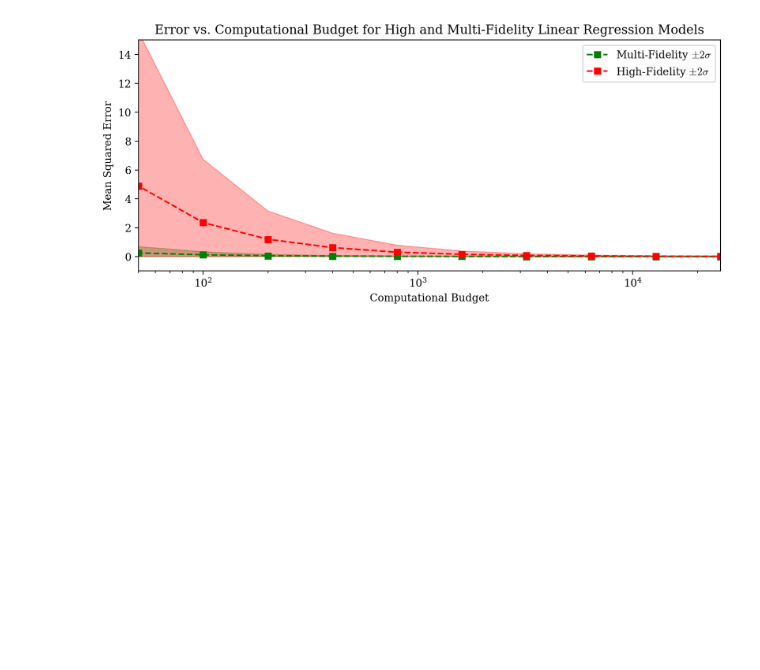
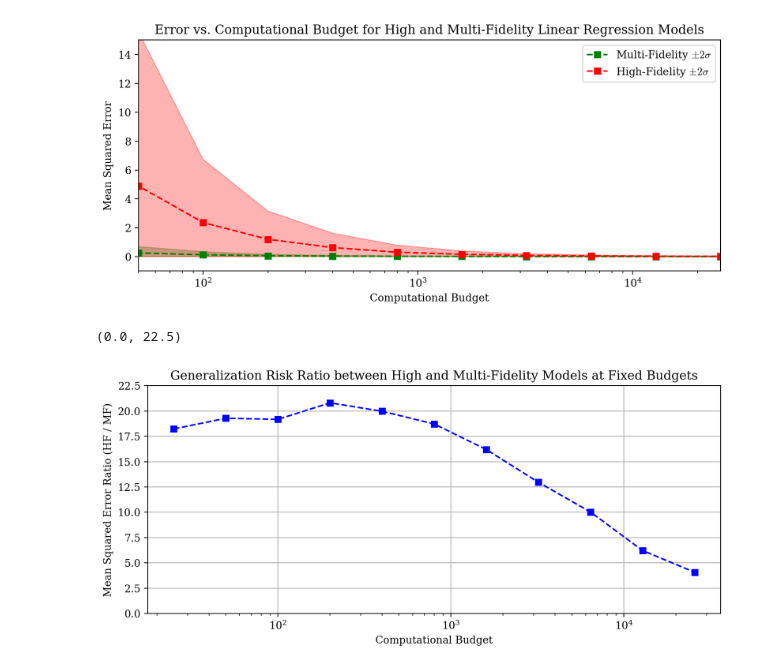
Before and after one commit to atticusdrex/MAGPI, a Jupyter notebook: SamplingOptimization/MFLinReg.ipynb, the cells around one changed output. Cells and saved outputs as stored; diff of their text form; code cells hidden in the pictures; blank space fills up the shorter version.

```diff
--- a/SamplingOptimization/MFLinReg.ipynb
+++ b/SamplingOptimization/MFLinReg.ipynb
@@ -332,3 +332,14 @@ plt.legend()
 # %% [output]
 <matplotlib.legend.Legend at 0x...>
 [figure]
+# %%
+plt.figure(figsize=(10,4), dpi=200)
+plt.semilogx(Bs, hf_means / mf_means, marker = 's', linestyle = 'dashed', color = 'blue')
+plt.xlabel("Computational Budget")
+plt.ylabel("Mean Squared Error Ratio (HF / MF)")
+plt.title("Generalization Risk Ratio between High and Multi-Fidelity Models at Fixed Budgets")
+plt.grid()
+plt.ylim(0,22.5)
+# %% [output]
+(0.0, 22.5)
+[figure, added]
```
